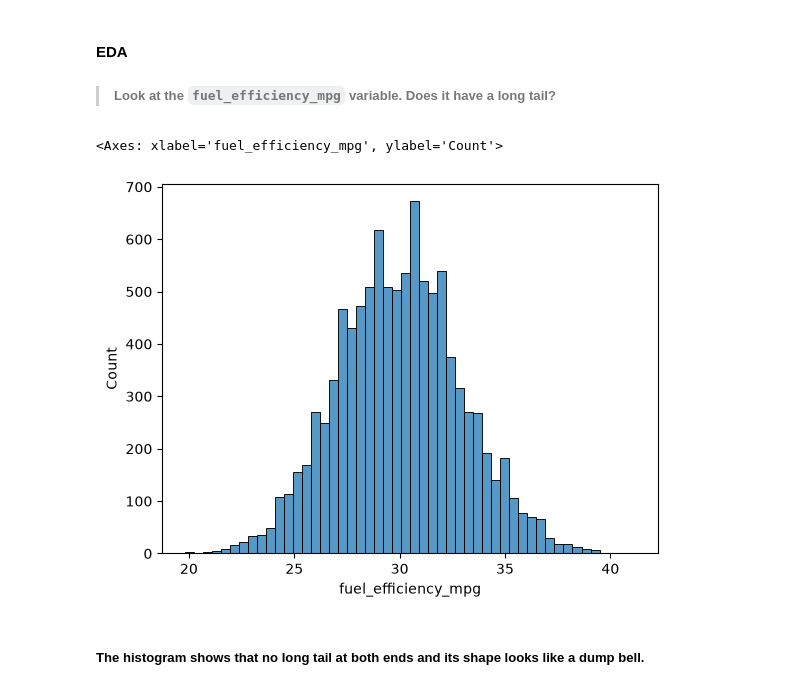
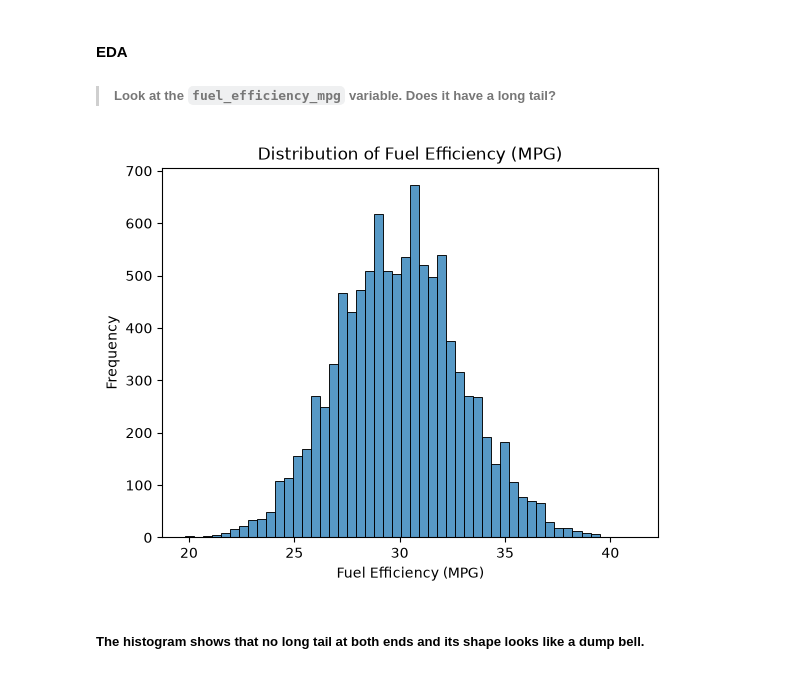
Before and after one commit to mkchoong88/machine-learning-zoomcamp, a Jupyter notebook: 02-regression/02-homework.ipynb, the cells around one changed output. Saved outputs shown, nothing was run; the diff lists cells and outputs as text; code cells hidden in the pictures.

Commit message:
update histogram title

```diff
--- a/02-regression/02-homework.ipynb
+++ b/02-regression/02-homework.ipynb
@@ -48,12 +48,16 @@ df_new
 # %%
 # Determine whether the variable is skewed using histogram
 
 df_fuel = df['fuel_efficiency_mpg'].sort_values().reset_index(drop=True)
 
 sns.histplot(df_fuel, bins=50)
+plt.title("Distribution of Fuel Efficiency (MPG)")
+plt.ylabel("Frequency")
+plt.xlabel("Fuel Efficiency (MPG)")
+
+plt.show()
 # %% [output]
-<Axes: xlabel='fuel_efficiency_mpg', ylabel='Count'>
-[figure, old version]
+[figure, new version]
 # %% [markdown]
 ##### The histogram shows that no long tail at both ends and its shape looks like a dump bell.
 # %% [markdown]
```
Also changed, not shown: parts of 6 cells of this notebook.
